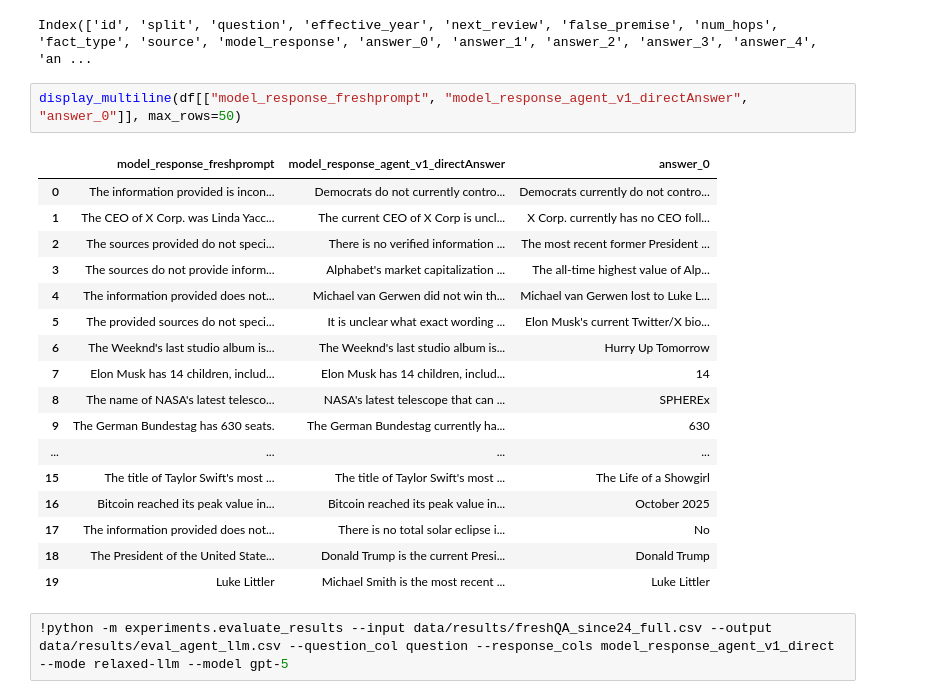
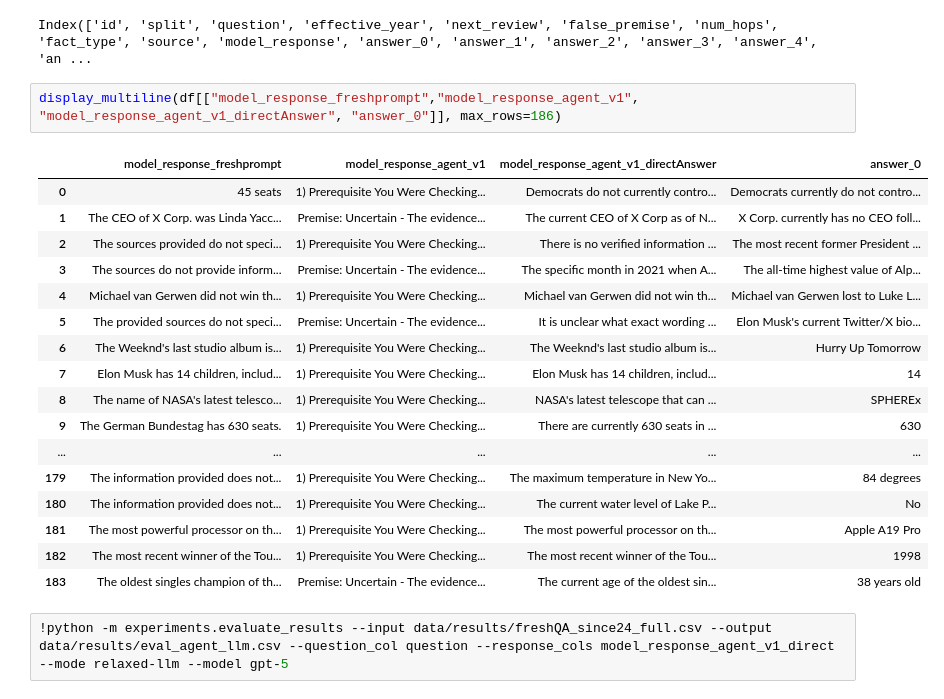
Before and after one commit to caiuskk/freshAgent-v2, a Jupyter notebook: data/results/result_analysis.ipynb, the cells around one changed output. Drawn from its saved outputs; the diff is of its cells as text.

```diff
--- a/data/results/result_analysis.ipynb
+++ b/data/results/result_analysis.ipynb
@@ -124,24 +124,24 @@ df.columns
 # %% [output]
 Index(['id', 'split', 'question', 'effective_year', 'next_review', 'false_premise', 'num_hops', 'fact_type', 'source', 'model_response', 'answer_0', 'answer_1', 'answer_2', 'answer_3', 'answer_4', 'an ...
 # %%
-display_multiline(df[["model_response_freshprompt", "model_response_agent_v1_directAnswer", "answer_0"]], max_rows=50)
+display_multiline(df[["model_response_freshprompt","model_response_agent_v1", "model_response_agent_v1_directAnswer", "answer_0"]], max_rows=186)
 # %% [output]
-|  | model_response_freshprompt | model_response_agent_v1_directAnswer | answer_0 |
-| 0 | The information provided is incon... | Democrats do not currently contro... | Democrats currently do not contro... |
-| 1 | The CEO of X Corp. was Linda Yacc... | The current CEO of X Corp is uncl... | X Corp. currently has no CEO foll... |
-| 2 | The sources provided do not speci... | There is no verified information ... | The most recent former President ... |
-| 3 | The sources do not provide inform... | Alphabet's market capitalization ... | The all-time highest value of Alp... |
-| 4 | The information provided does not... | Michael van Gerwen did not win th... | Michael van Gerwen lost to Luke L... |
-| 5 | The provided sources do not speci... | It is unclear what exact wording ... | Elon Musk's current Twitter/X bio... |
-| 6 | The Weeknd's last studio album is... | The Weeknd's last studio album is... | Hurry Up Tomorrow |
-| 7 | Elon Musk has 14 children, includ... | Elon Musk has 14 children, includ... | 14 |
-| 8 | The name of NASA's latest telesco... | NASA's latest telescope that can ... | SPHEREx |
-| 9 | The German Bundestag has 630 seats. | The German Bundestag currently ha... | 630 |
-| ... | ... | ... | ... |
-| 15 | The title of Taylor Swift's most ... | The title of Taylor Swift's most ... | The Life of a Showgirl |
-| 16 | Bitcoin reached its peak value in... | Bitcoin reached its peak value in... | October 2025 |
-| 17 | The information provided does not... | There is no total solar eclipse i... | No |
-| 18 | The President of the United State... | Donald Trump is the current Presi... | Donald Trump |
-| 19 | Luke Littler | Michael Smith is the most recent ... | Luke Littler |
+|  | model_response_freshprompt | model_response_agent_v1 | model_response_agent_v1_directAnswer | answer_0 |
+| 0 | 45 seats | 1) Prerequisite You Were Checking... | Democrats do not currently contro... | Democrats currently do not contro... |
+| 1 | The CEO of X Corp. was Linda Yacc... | Premise: Uncertain - The evidence... | The current CEO of X Corp as of N... | X Corp. currently has no CEO foll... |
+| 2 | The sources provided do not speci... | 1) Prerequisite You Were Checking... | There is no verified information ... | The most recent former President ... |
+| 3 | The sources do not provide inform... | Premise: Uncertain - The evidence... | The specific month in 2021 when A... | The all-time highest value of Alp... |
+| 4 | Michael van Gerwen did not win th... | 1) Prerequisite You Were Checking... | Michael van Gerwen did not win th... | Michael van Gerwen lost to Luke L... |
+| 5 | The provided sources do not speci... | Premise: Uncertain - The evidence... | It is unclear what exact wording ... | Elon Musk's current Twitter/X bio... |
+| 6 | The Weeknd's last studio album is... | 1) Prerequisite You Were Checking... | The Weeknd's last studio album is... | Hurry Up Tomorrow |
+| 7 | Elon Musk has 14 children, includ... | 1) Prerequisite You Were Checking... | Elon Musk has 14 children, includ... | 14 |
+| 8 | The name of NASA's latest telesco... | 1) Prerequisite You Were Checking... | NASA's latest telescope that can ... | SPHEREx |
+| 9 | The German Bundestag has 630 seats. | 1) Prerequisite You Were Checking... | There are currently 630 seats in ... | 630 |
+| ... | ... | ... | ... | ... |
+| 179 | The information provided does not... | 1) Prerequisite You Were Checking... | The maximum temperature in New Yo... | 84 degrees |
+| 180 | The information provided does not... | 1) Prerequisite You Were Checking... | The current water level of Lake P... | No |
+| 181 | The most powerful processor on th... | 1) Prerequisite You Were Checking... | The most powerful processor on th... | Apple A19 Pro |
+| 182 | The most recent winner of the Tou... | 1) Prerequisite You Were Checking... | The most recent winner of the Tou... | 1998 |
+| 183 | The oldest singles champion of th... | Premise: Uncertain - The evidence... | The current age of the oldest sin... | 38 years old |
 # %%
 !python -m experiments.evaluate_results --input data/results/freshQA_since24_full.csv --output data/results/eval_agent_llm.csv --question_col question --response_cols model_response_agent_v1_direct --mode relaxed-llm --model gpt-5
```
Also changed, not shown: parts of 1 cell of this notebook, 2 other files.
